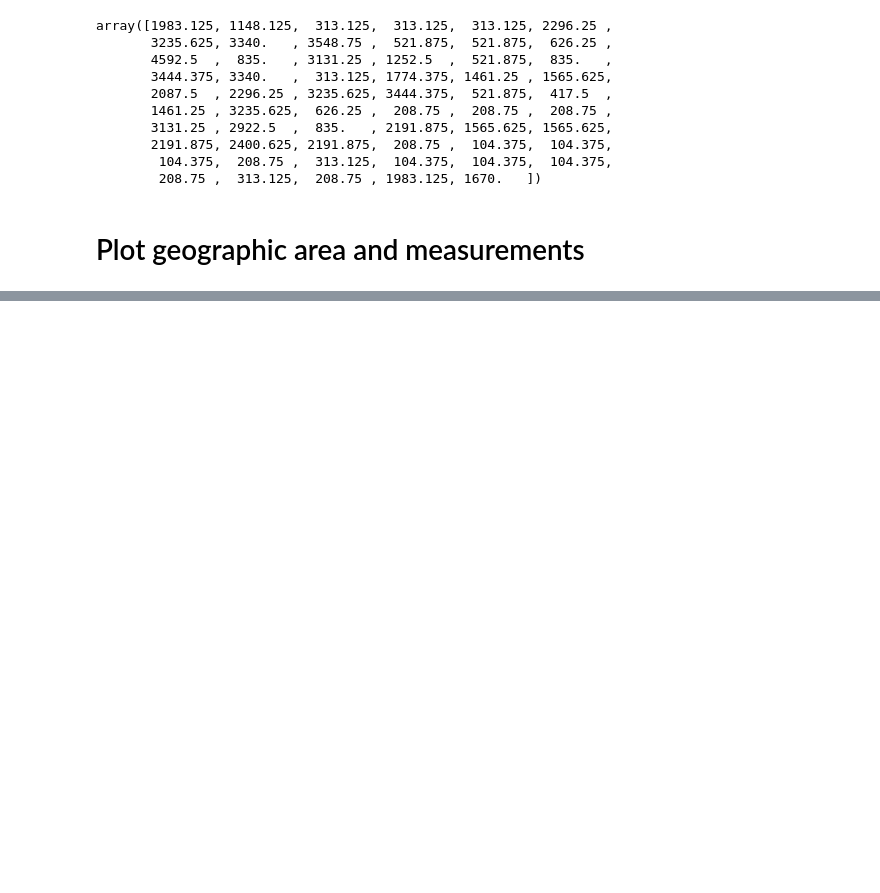
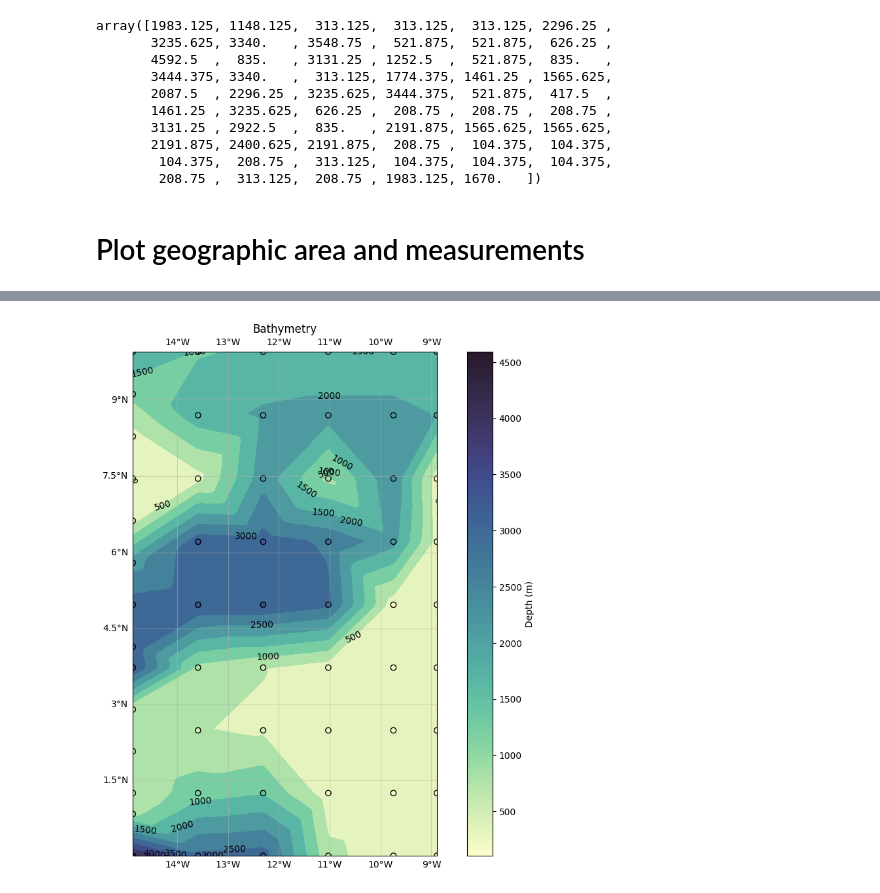
Before and after one commit to stine-fohrmann/messfern-bathymetry-measuring, a Jupyter notebook: bathymetry-measurement.ipynb, the cells around one changed output, grey strips where cells are left out. Drawn from its saved outputs; the diff is of its cells as text; code cells hidden in the pictures; blank space fills up the shorter version.

```diff
--- a/bathymetry-measurement.ipynb
+++ b/bathymetry-measurement.ipynb
@@ -119 +126,40 @@ lon_1, lat_1
 (-14.874, 9.937)
+# %%
+from scipy.interpolate import griddata
+
+# Make a regular grid covering the same domain
+xi = np.linspace(lon_data.min(), lon_data.max(), 100)  # choose resolution
+yi = np.linspace(lat_data.min(), lat_data.max(), 100)
+XI, YI = np.meshgrid(xi, yi)
+
+# Interpolate onto the grid
+DI = griddata(
+    points=(lon_data, lat_data),
+    values=d_true,
+    xi=(XI, YI),
+    method='linear'   # 'nearest', 'cubic' also possible
+)
+
+# Plot to check
+fig, ax = plt.subplots(figsize=(12, 10), subplot_kw={'projection': ccrs.Mercator()})
+
+# plt.figure(figsize=(6,5))
+# mesh = plt.pcolormesh(XI, YI, DI, shading='auto', transform=ccrs.PlateCarree(), cmap=cmocean.cm.deep)
+CS = plt.contourf(XI, YI, DI, transform=ccrs.PlateCarree(), cmap=cmocean.cm.deep, levels=np.linspace(0, 5000, 11))
+plt.scatter(lon_data, lat_data, c=d_true, edgecolor='k', transform=ccrs.PlateCarree(), cmap=cmocean.cm.deep)
+plt.clabel(CS, fontsize=10, colors='black')
+
+# Fig settings
+gl = ax.gridlines(draw_labels=True, alpha=0.5)
+gl.top_labels = True
+gl.right_labels = False
+plt.xlabel('Longitude')
+plt.ylabel('Latitude')
+# plt.legend()
+
+
+plt.colorbar(label='Depth (m)')
+plt.title("Bathymetry")
+plt.show()
+# %% [output]
+[figure, added]
```
Also changed, not shown: parts of 2 cells of this notebook, 1 other file.
